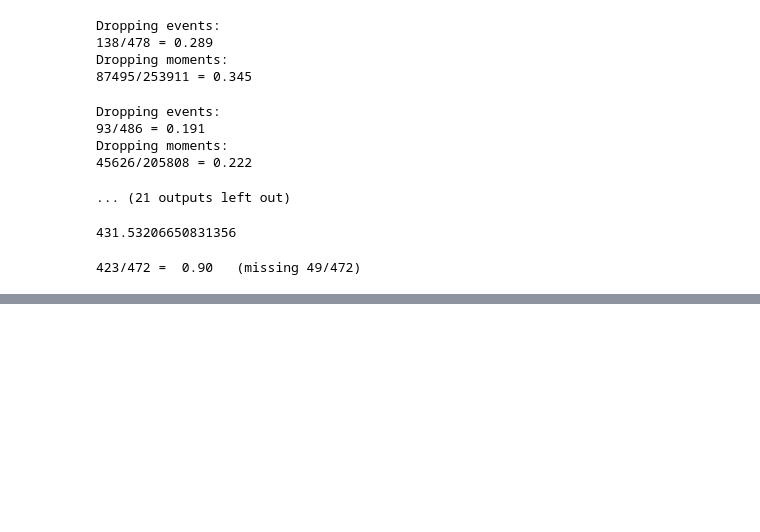
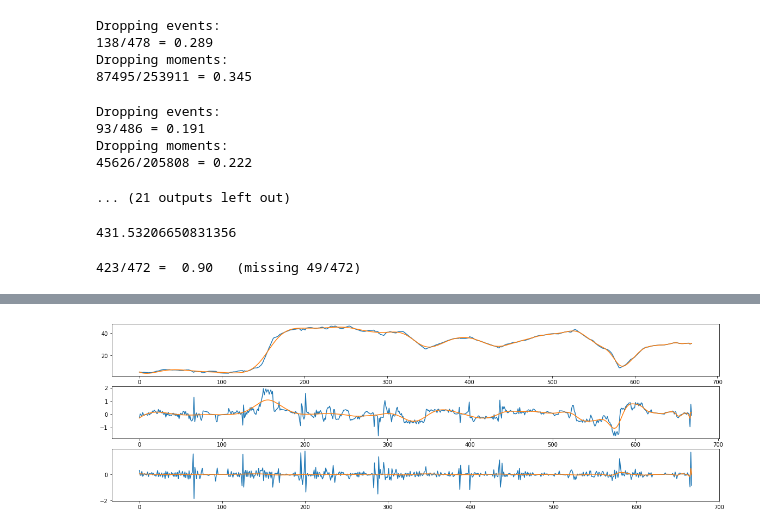
Before and after one commit to akarshkumar0101/basketball-rl, a Jupyter notebook: modeling/processing.ipynb, the cells around one changed output, grey strips where cells are left out. Saved outputs shown, nothing was run; the diff lists cells and outputs as text; code cells hidden in the pictures; blank space fills up the shorter version.

```diff
--- a/modeling/processing.ipynb
+++ b/modeling/processing.ipynb
@@ -222,0 +363,20 @@ plt.show()
+# %%
+# ap = (a/2.).clone().float().requires_grad_()
+ap = torch.zeros_like(a).float().requires_grad_()
+
+opt = torch.optim.Adam([ap], lr=1e-4)
+reg = 0e0
+
+for i in tqdm(range(50000)):
+    vp = torch.cat([v[[0]], v[0]+ap.cumsum(dim=0)], dim=0)
+    xp = torch.cat([x[[0]], x[0]+vp.cumsum(dim=0)], dim=0)
+
+    loss = (xp-x).pow(2).mean() + reg*ap.diff().pow(2).mean()
+    # loss = (xp-x).pow(2).mean() + reg*ap.diff().abs().mean()
+
+    if i%500==0:
+        print(loss.item())
+
+    opt.zero_grad()
+    loss.backward()
+    opt.step()
@@ -222,0 +401,14 @@ plt.show()
+# %%
+plt.figure(figsize=(20, 6))
+plt.subplot(311)
+plt.plot(x)
+plt.plot(xp.detach().cpu().numpy())
+plt.subplot(312)
+plt.plot(v)
+plt.plot(vp.detach().cpu().numpy())
+plt.subplot(313)
+plt.plot(a)
+plt.plot(ap.detach().cpu().numpy())
+plt.show()
+# %% [output]
+[figure, added]
```
Also changed, not shown: parts of 17 cells of this notebook, 2 other files.
